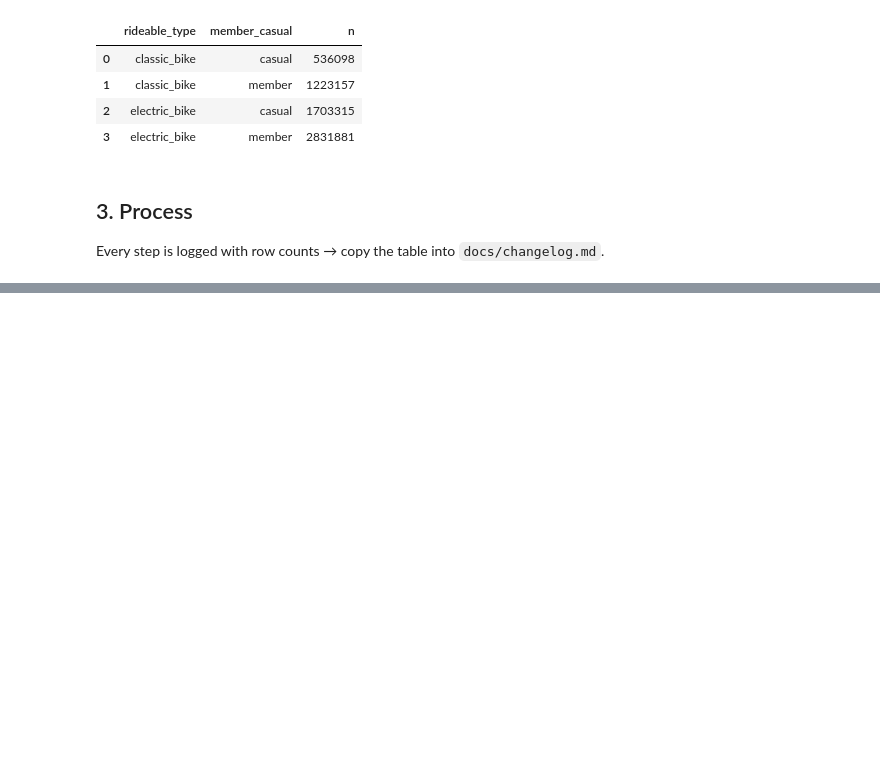
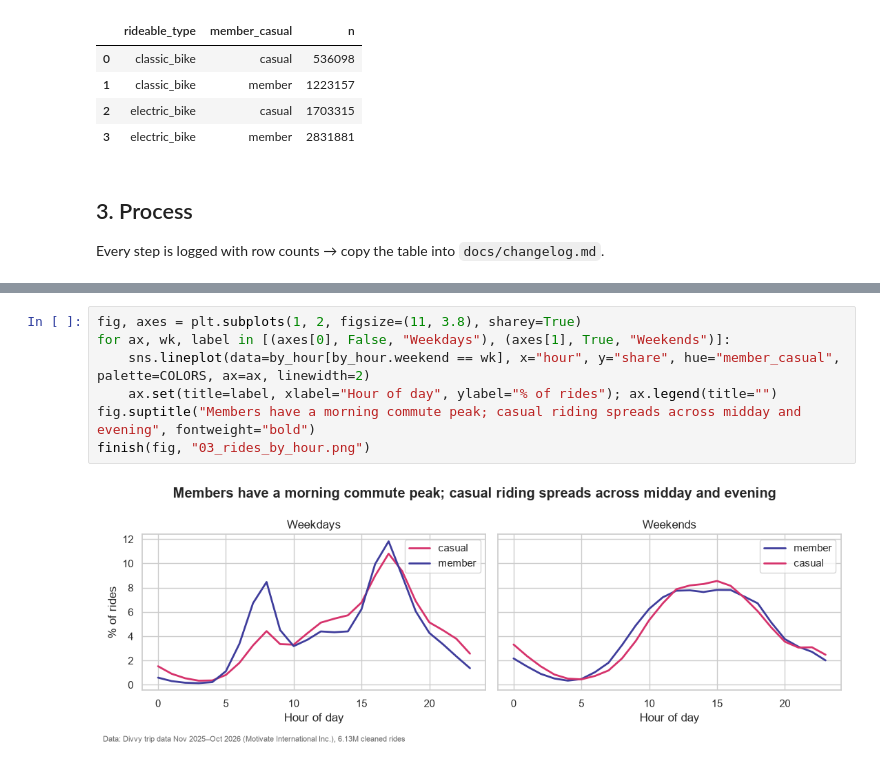
Before and after one commit to lucynguyen777/cyclistic-case-study, a Jupyter notebook: notebooks/cyclistic_analysis.ipynb, the cells around one changed output, grey strips where cells are left out. Cells and saved outputs as stored; diff of their text form; blank space fills up the shorter version.

```diff
--- a/notebooks/cyclistic_analysis.ipynb
+++ b/notebooks/cyclistic_analysis.ipynb
@@ -198,0 +243,9 @@ for name, df in {"by_day": by_day, "by_hour": by_hour, "by_month": by_month, "by
+# %%
+fig, axes = plt.subplots(1, 2, figsize=(11, 3.8), sharey=True)
+for ax, wk, label in [(axes[0], False, "Weekdays"), (axes[1], True, "Weekends")]:
+    sns.lineplot(data=by_hour[by_hour.weekend == wk], x="hour", y="share", hue="member_casual", palette=COLORS, ax=ax, linewidth=2)
+    ax.set(title=label, xlabel="Hour of day", ylabel="% of rides"); ax.legend(title="")
+fig.suptitle("Members have a morning commute peak; casual riding spreads across midday and evening", fontweight="bold")
+finish(fig, "03_rides_by_hour.png")
+# %% [output]
+[figure, added]
```
Also changed, not shown: parts of 22 cells of this notebook, 11 other files.
